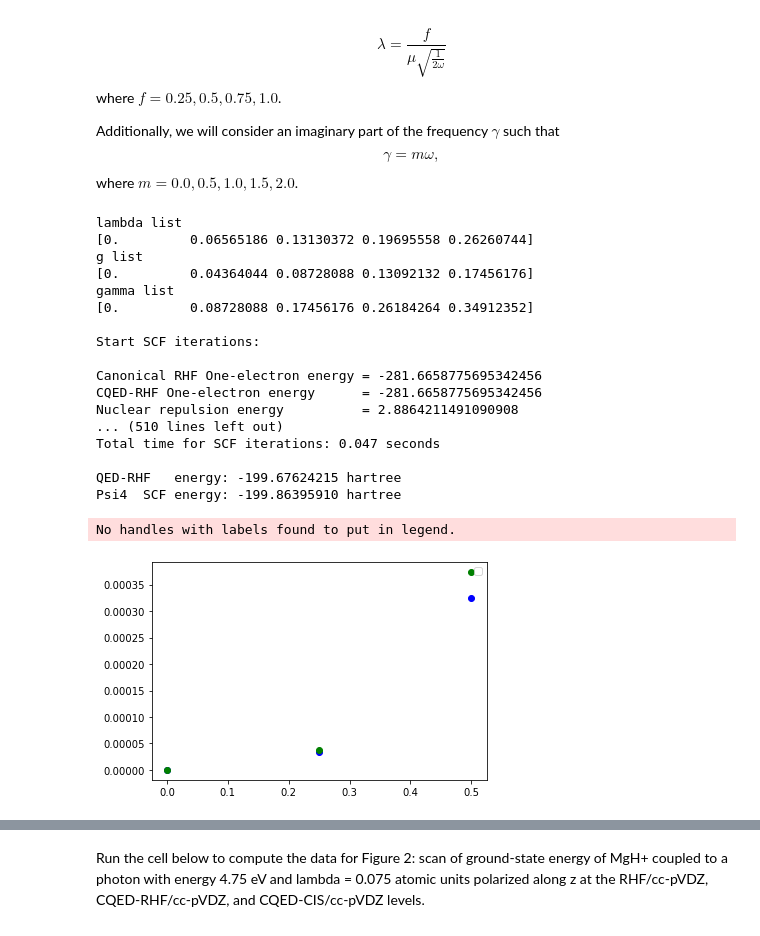
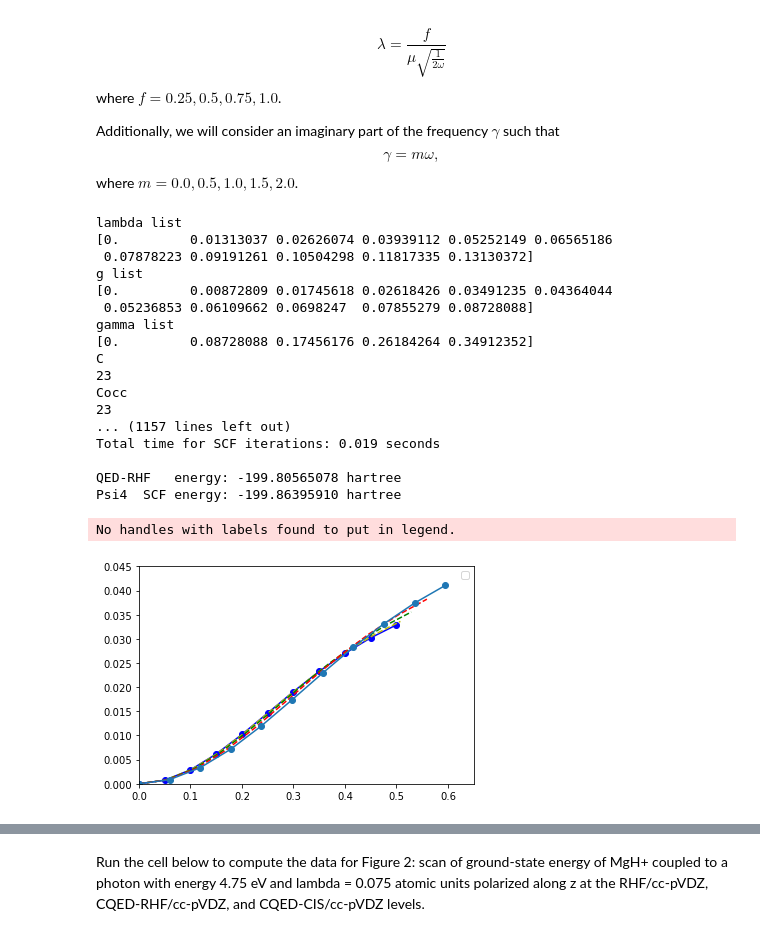
Before and after one commit to FoleyLab/psi4polaritonic, a Jupyter notebook: MgHp_Virtual_Photon_Ground_State_Study.ipynb, the cells around one changed output, grey strips where cells are left out. Saved outputs shown, nothing was run; the diff lists cells and outputs as text; code cells hidden in the pictures.

```diff
--- a/MgHp_Virtual_Photon_Ground_State_Study.ipynb
+++ b/MgHp_Virtual_Photon_Ground_State_Study.ipynb
@@ -79,11 +79,11 @@ max_tdm = 2.25
 om_r = 4.75 / 27.211
 
 # approximate max value of g
-g_max = np.sqrt(om_r/2) * lam_z * max_tdm
+#g_max = np.sqrt(om_r/2) * lam_z * max_tdm
 
 # this is a list of fraction values that is used to compute the value
 # of \lambda such that the g/\omega is a fraction with the following magnitudes
-f_list = np.array([0., 0.25, 0.5, 0.75, 1.0])
+f_list = np.array([0., 0.05, 0.1, 0.15, 0.2, 0.25, 0.3, 0.35, 0.4, 0.45,  0.5])
 
 # this is a list of fraction values that is used to define the \gamma value
 # relative to the real part of the frequency \omega
@@ -108,11 +108,13 @@ gamma_list = om_r * m_list
 print("gamma list")
 print(gamma_list)
 
+relative_strength = np.zeros((len(m_list),len(f_list)))
 # array to hold the cs-cqed-cis energies
-cqed_cis_energy_array = np.zeros((5, n_lam),dtype=complex)
+#cqed_cis_energy_array = np.zeros((5, n_lam),dtype=complex)
 
 # array to hold the photon occupations of the ground state
-photon_occupation = np.zeros((len(m_list),len(f_list)))
+photon_occupation_L = np.zeros((len(m_list),len(f_list)))
+photon_occupation_LR = np.zeros((len(m_list),len(f_list)))
 
 # loop over the different bond-lengths, create different instances
 # of MgH+ molecule and compute and store various quantities
@@ -129,44 +131,56 @@ for l in lambda_list:
     for g in gamma_list:
         om = om_r - g/2 * 1j
         cqed_dict = cs_cqed_cis(lam, om, molstr, options_dict)
-        CL = cqed_dict['CQED-CIS L VECTORS']
-        CR = cqed_dict['CQED-CIS R VECTORS']
-        po = 0.0
-        po = np.real(np.conj(CL[1,n_state]) * CR[1,n_state])
-        #for i in range(0, len(CL[:,0])):
-        #    if i%2==1:
-        #        po += np.real(np.conj(CL[i,n_state]) * CR[i,n_state])
-        photon_occupation[g_ctr, l_ctr] = po
+        g_c = np.sqrt(om/2) * l * max_tdm
+        relative_strength[g_ctr, l_ctr] = np.real( np.sqrt( np.conj(g_c) * g_c ))
+        CL = cqed_dict['ORIGINAL L VECTROS']
+        #CR = cqed_dict['CQED-CIS R VECTORS']
+        #po_l = np.real(np.conj(CL[1,n_state]) * CL[1,n_state])
+        #po_lr = np.real(np.conj(CL[1,n_state]) * CR[1,n_state])
+        po_l = 0.
+        for i in range(0, len(CL[:,0])):
+            if i%2==1:
+                po_l += np.real(np.conj(CL[i,n_state]) * CL[i,n_state])
+        #        po_r += np.real(np.conj(CR[i,n_state]) * CR[i,n_state])
+        photon_occupation_L[g_ctr, l_ctr] = po_l
+        #photon_occupation_LR[g_ctr, l_ctr] = po_lr
         g_ctr += 1
     l_ctr += 1
 # %% [output]
 lambda list
-[0.         0.06565186 0.13130372 0.19695558 0.26260744]
+[0.         0.01313037 0.02626074 0.03939112 0.05252149 0.06565186
+ 0.07878223 0.09191261 0.10504298 0.11817335 0.13130372]
 g list
-[0.         0.04364044 0.08728088 0.13092132 0.17456176]
+[0.         0.00872809 0.01745618 0.02618426 0.03491235 0.04364044
+ 0.05236853 0.06109662 0.0698247  0.07855279 0.08728088]
 gamma list
 [0.         0.08728088 0.17456176 0.26184264 0.34912352]
+C
+23
+Cocc
+23
+... (1157 lines left out)
+Total time for SCF iterations: 0.019 seconds
 
-Start SCF iterations:
-
-Canonical RHF One-electron energy = -281.6658775695342456
-CQED-RHF One-electron energy      = -281.6658775695342456
-Nuclear repulsion energy          = 2.8864211491090908
-... (510 lines left out)
-Total time for SCF iterations: 0.047 seconds
-
-QED-RHF   energy: -199.67624215 hartree
+QED-RHF   energy: -199.80565078 hartree
 Psi4  SCF energy: -199.86395910 hartree
 # %%
 
 
-plt.plot(g_list[:3]/om_r, photon_occupation[0,0:3], 'bo')
-plt.plot(g_list[:3]/om_r, photon_occupation[3,0:3], 'go')
+plt.plot(relative_strength[0,:]/om_r, photon_occupation_L[0,:], '-bo')
+plt.plot(relative_strength[1,:]/om_r, photon_occupation_L[1,:], 'y--')
+plt.plot(relative_strength[2,:]/om_r, photon_occupation_L[2,:], 'g--')
+plt.plot(relative_strength[3,:]/om_r, photon_occupation_L[3,:], 'r--')
+plt.plot(relative_strength[4,:]/om_r, photon_occupation_L[4,:], '-o')
 #plt.plot(g_list/om_r, photon_occupation[2,:], 'ro')
 #plt.plot(g_list/om_r, photon_occupation[3,:], 'o')
 #plt.plot(g_list/om_r, photon_occupation[4,:], 'o')
+plt.xlim(0,0.65)
+plt.ylim(0,0.045)
 plt.legend()
 plt.show()
+
+#|c_o^1|^2
 # %% [output]
 No handles with labels found to put in legend.
-[figure, old version]
+[figure, new version]
```
Also changed, not shown: parts of 2 cells of this notebook, 3 other files.
